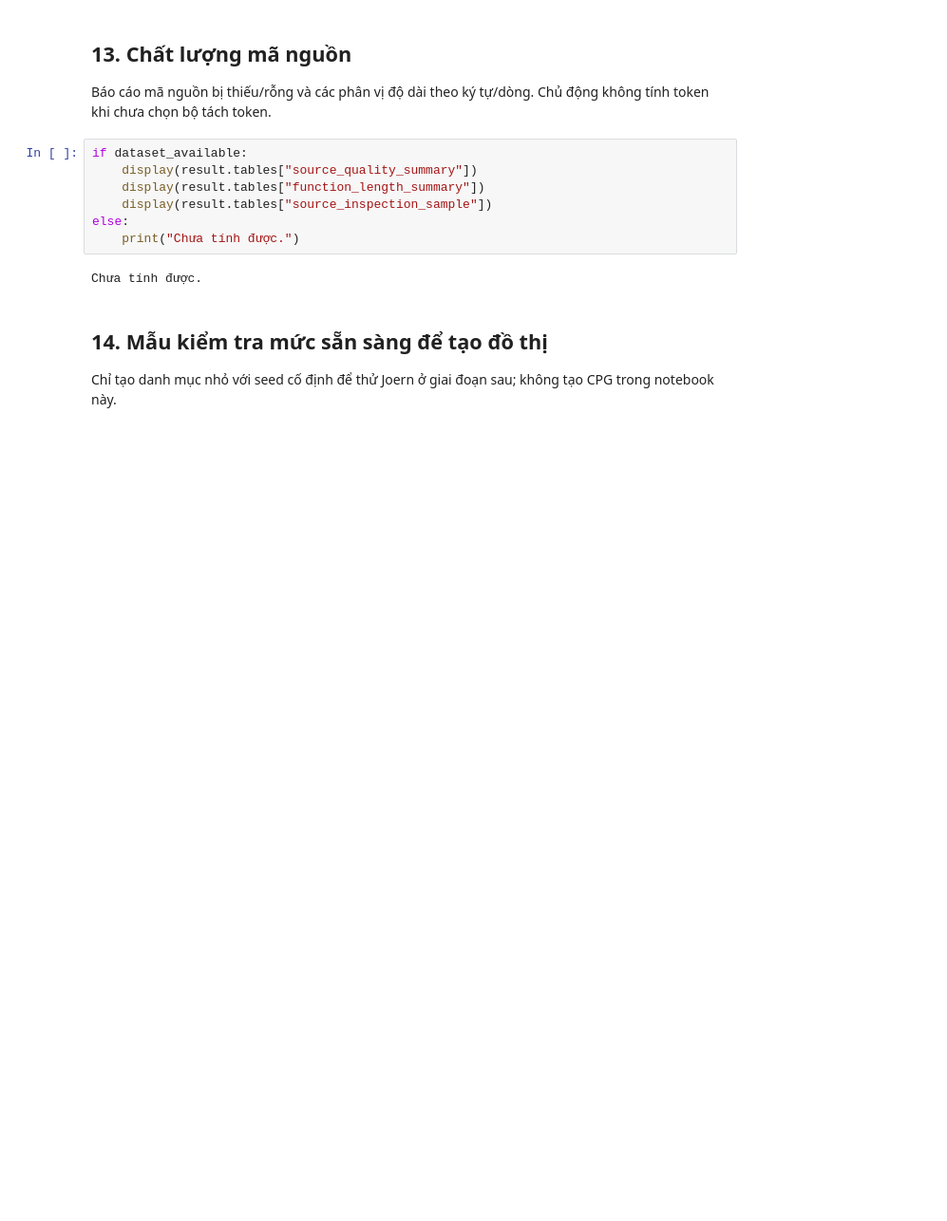
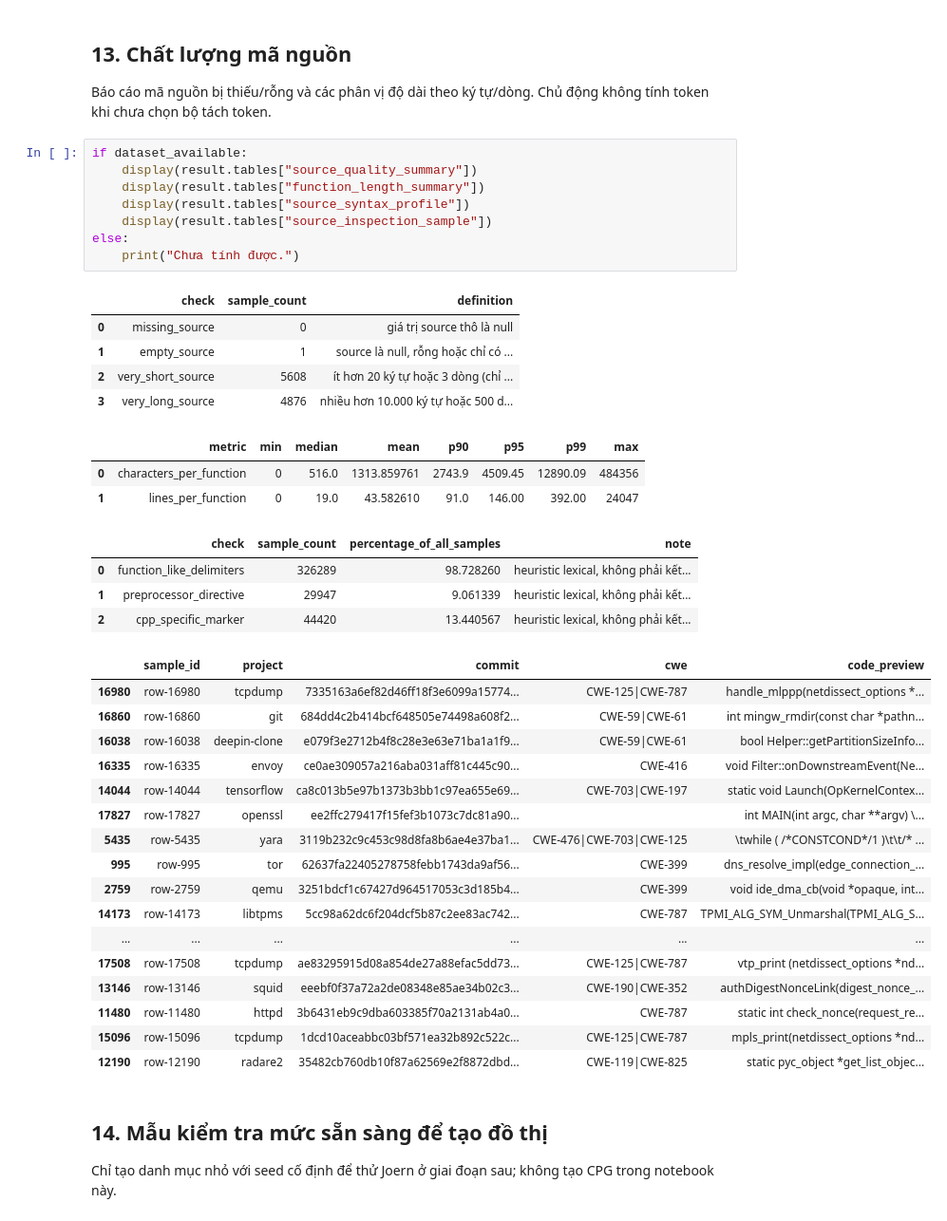
Before and after one commit to meo225/software-bug-detection-using-graphs, a Jupyter notebook: notebooks/01_diversevul_eda.ipynb, the cells around one changed output. Shown at 95% size. Drawn from its saved outputs; the diff is of its cells as text; blank space fills up the shorter version.

```diff
--- a/notebooks/01_diversevul_eda.ipynb
+++ b/notebooks/01_diversevul_eda.ipynb
@@ -148,12 +281,41 @@ Báo cáo mã nguồn bị thiếu/rỗng và các phân vị độ dài theo k
 # %%
 if dataset_available:
     display(result.tables["source_quality_summary"])
     display(result.tables["function_length_summary"])
+    display(result.tables["source_syntax_profile"])
     display(result.tables["source_inspection_sample"])
 else:
     print("Chưa tính được.")
 # %% [output]
-Chưa tính được.
+|  | check | sample_count | definition |
+| 0 | missing_source | 0 | giá trị source thô là null |
+| 1 | empty_source | 1 | source là null, rỗng hoặc chỉ có ... |
+| 2 | very_short_source | 5608 | ít hơn 20 ký tự hoặc 3 dòng (chỉ ... |
+| 3 | very_long_source | 4876 | nhiều hơn 10.000 ký tự hoặc 500 d... |
+|  | metric | min | median | mean | p90 | p95 | p99 | max |
+| 0 | characters_per_function | 0 | 516.0 | 1313.859761 | 2743.9 | 4509.45 | 12890.09 | 484356 |
+| 1 | lines_per_function | 0 | 19.0 | 43.582610 | 91.0 | 146.00 | 392.00 | 24047 |
+|  | check | sample_count | percentage_of_all_samples | note |
+| 0 | function_like_delimiters | 326289 | 98.728260 | heuristic lexical, không phải kết... |
+| 1 | preprocessor_directive | 29947 | 9.061339 | heuristic lexical, không phải kết... |
+| 2 | cpp_specific_marker | 44420 | 13.440567 | heuristic lexical, không phải kết... |
+|  | sample_id | project | commit | cwe | code_preview |
+| 16980 | row-16980 | tcpdump | 7335163a6ef82d46ff18f3e6099a15774... | CWE-125|CWE-787 | handle_mlppp(netdissect_options *... |
+| 16860 | row-16860 | git | 684dd4c2b414bcf648505e74498a608f2... | CWE-59|CWE-61 | int mingw_rmdir(const char *pathn... |
+| 16038 | row-16038 | deepin-clone | e079f3e2712b4f8c28e3e63e71ba1a1f9... | CWE-59|CWE-61 | bool Helper::getPartitionSizeInfo... |
+| 16335 | row-16335 | envoy | ce0ae309057a216aba031aff81c445c90... | CWE-416 | void Filter::onDownstreamEvent(Ne... |
+| 14044 | row-14044 | tensorflow | ca8c013b5e97b1373b3bb1c97ea655e69... | CWE-703|CWE-197 | static void Launch(OpKernelContex... |
+| 17827 | row-17827 | openssl | ee2ffc279417f15fef3b1073c7dc81a90... |  | int MAIN(int argc, char **argv) \... |
+| 5435 | row-5435 | yara | 3119b232c9c453c98d8fa8b6ae4e37ba1... | CWE-476|CWE-703|CWE-125 | \twhile ( /*CONSTCOND*/1 )\t\t/* ... |
+| 995 | row-995 | tor | 62637fa22405278758febb1743da9af56... | CWE-399 | dns_resolve_impl(edge_connection_... |
+| 2759 | row-2759 | qemu | 3251bdcf1c67427d964517053c3d185b4... | CWE-399 | void ide_dma_cb(void *opaque, int... |
+| 14173 | row-14173 | libtpms | 5cc98a62dc6f204dcf5b87c2ee83ac742... | CWE-787 | TPMI_ALG_SYM_Unmarshal(TPMI_ALG_S... |
+| ... | ... | ... | ... | ... | ... |
+| 17508 | row-17508 | tcpdump | ae83295915d08a854de27a88efac5dd73... | CWE-125|CWE-787 | vtp_print (netdissect_options *nd... |
+| 13146 | row-13146 | squid | eeebf0f37a72a2de08348e85ae34b02c3... | CWE-190|CWE-352 | authDigestNonceLink(digest_nonce_... |
+| 11480 | row-11480 | httpd | 3b6431eb9c9dba603385f70a2131ab4a0... | CWE-787 | static int check_nonce(request_re... |
+| 15096 | row-15096 | tcpdump | 1dcd10aceabbc03bf571ea32b892c522c... | CWE-125|CWE-787 | mpls_print(netdissect_options *nd... |
+| 12190 | row-12190 | radare2 | 35482cb760db10f87a62569e2f8872dbd... | CWE-119|CWE-825 | static pyc_object *get_list_objec... |
 # %% [markdown]
 ## 14. Mẫu kiểm tra mức sẵn sàng để tạo đồ thị
 
```
Also changed, not shown: parts of 15 cells of this notebook, 33 other files.
